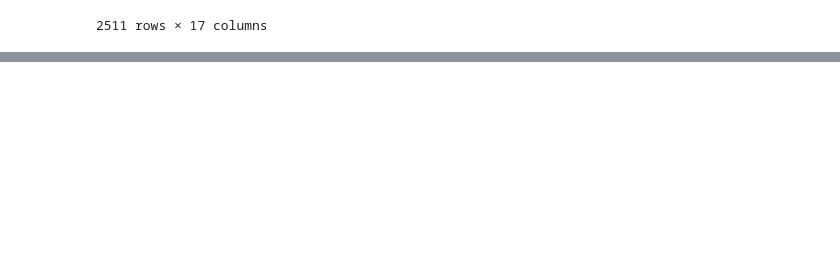
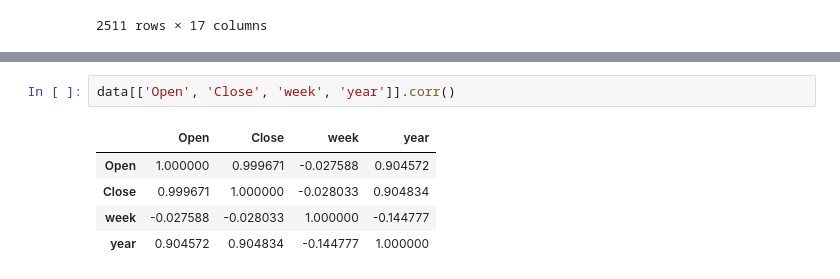
Before and after one commit to bhardwajshivam/Optimizing-Order-Execution-Strategy-for-HFT, a Jupyter notebook: Strategy-development.ipynb, the cells around one changed output, grey strips where cells are left out. Drawn from its saved outputs; the diff is of its cells as text; blank space fills up the shorter version.

```diff
--- a/Strategy-development.ipynb
+++ b/Strategy-development.ipynb
@@ -137,0 +150,8 @@ dtype('int64')
+# %%
+data[['Open', 'Close', 'week', 'year']].corr()
+# %% [output]
+|  | Open | Close | week | year |
+| Open | 1.000000 | 0.999671 | -0.027588 | 0.904572 |
+| Close | 0.999671 | 1.000000 | -0.028033 | 0.904834 |
+| week | -0.027588 | -0.028033 | 1.000000 | -0.144777 |
+| year | 0.904572 | 0.904834 | -0.144777 | 1.000000 |
```
Also changed, not shown: parts of 9 cells of this notebook.
